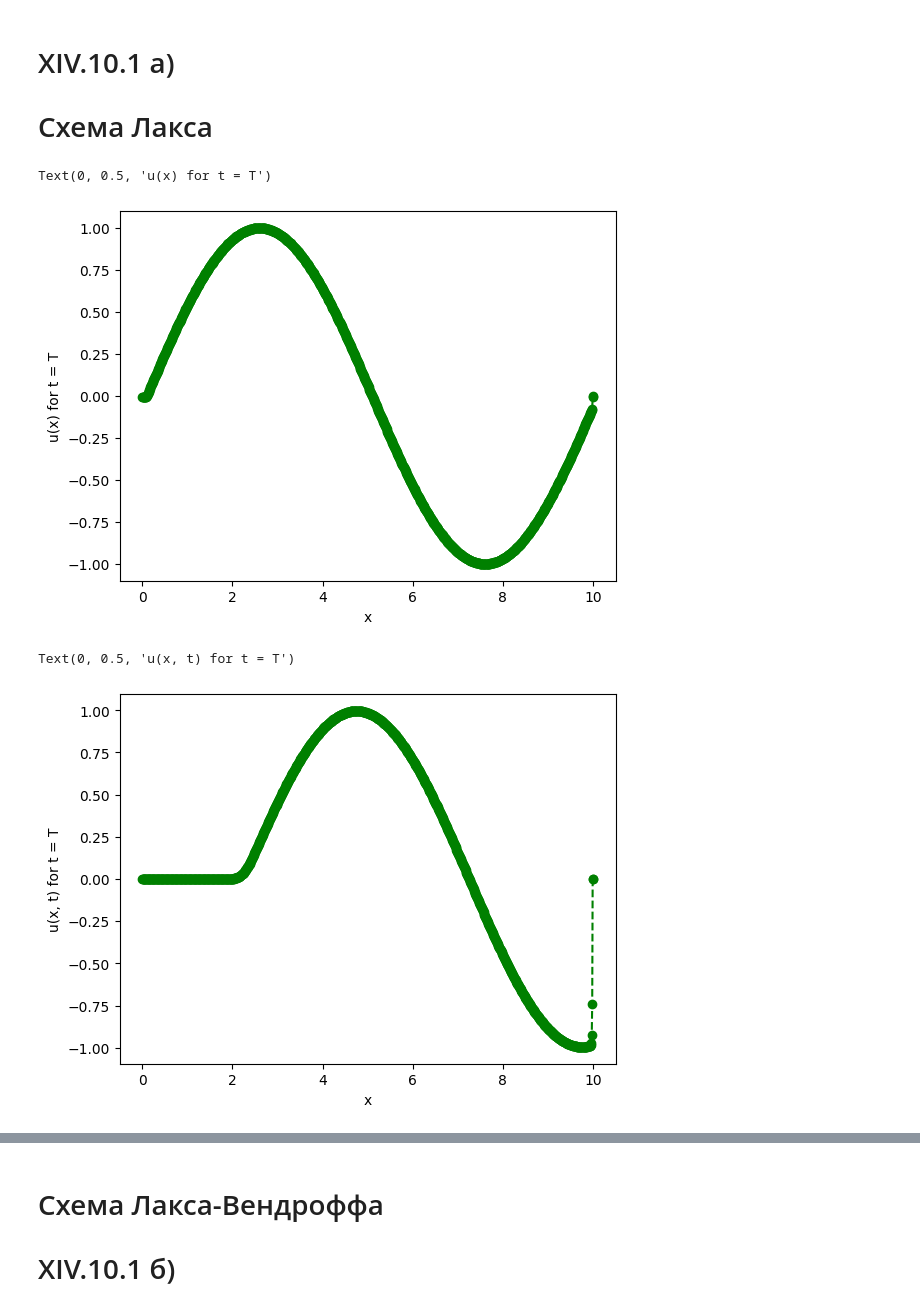
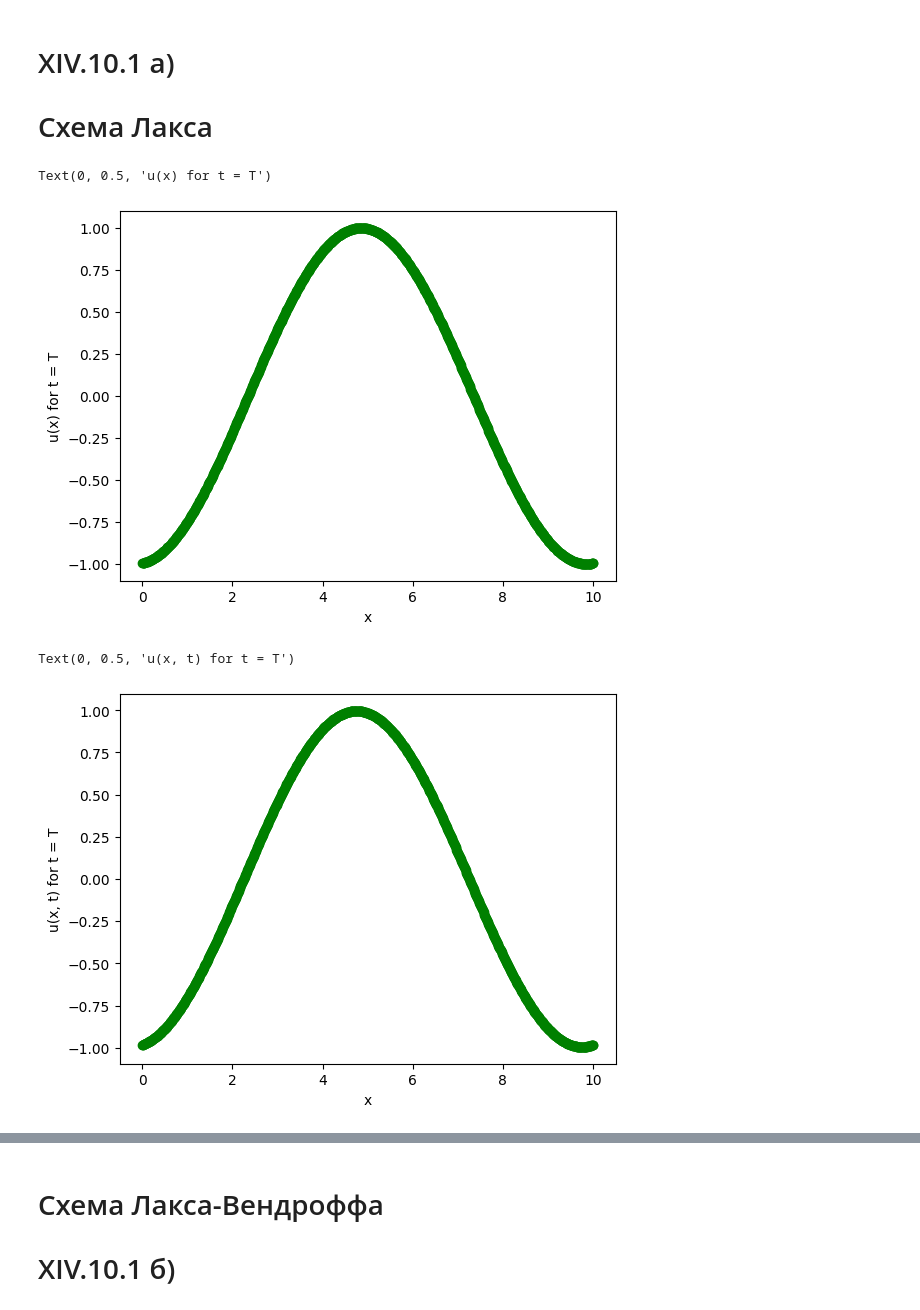
Before and after one commit to sardaryandavid/numeric_calculation, a Jupyter notebook: Lux_Wendroff/Lux_Wendroff.ipynb, the cells around one changed output, grey strips where cells are left out. Saved outputs shown, nothing was run; the diff lists cells and outputs as text; code cells hidden in the pictures.

```diff
--- a/Lux_Wendroff/Lux_Wendroff.ipynb
+++ b/Lux_Wendroff/Lux_Wendroff.ipynb
@@ -18,26 +18,26 @@ def Lux(y, k_num, Nt, Nx):
         for m in range(1, Nx):
             y[n][m] = 1 / 2 * y[n - 1][m + 1] * (1 - k_num) + 1 / 2 * y[n - 1][m - 1] * (1 + k_num)
         y[n][0] = 1 / 2 * y[n - 1][1] * (1 - k_num) + 1 / 2 * y[n - 1][Nx - 1] * (1 + k_num)
-        y[n][m] = 1 / 2 * y[n - 1][1] * (1 - k_num) + 1 / 2 * y[n - 1][Nx - 1] * (1 + k_num)
+        y[n][Nx] = 1 / 2 * y[n - 1][1] * (1 - k_num) + 1 / 2 * y[n - 1][Nx - 1] * (1 + k_num)
 # %%
 t = 1e-2
 h = 1e-2
 k_num = t / h
 Nx = int (L / h)
 Nt = int (T / t)
 y = np.array([[0.0 for i in range(Nx + 1)] for i in range(Nt + 1)])
 for i in range(0, Nx + 1):
     y[0][i] = u0(i * h)
 
 Lux(y, k_num, Nt, Nx)
 
 x = np.array([i * h for i in range(0, Nx + 1)])
-plt.plot(x, y[10], 'go', linestyle = '--')
+plt.plot(x, y[Nt // 4 + 10], 'go', linestyle = '--')
 plt.xlabel("x")
 plt.ylabel("u(x) for t = T")
 # %% [output]
 Text(0, 0.5, 'u(x) for t = T')
-[figure, old version]
+[figure, new version]
 # %%
 t = 0.6 * 1e-2
 h = 1e-2
@@ -56,5 +56,5 @@ plt.xlabel("x")
 plt.ylabel("u(x, t) for t = T")
 # %% [output]
 Text(0, 0.5, 'u(x, t) for t = T')
-[figure, old version]
+[figure, new version]
 # %%
```
Also changed, not shown: parts of 11 cells of this notebook.
